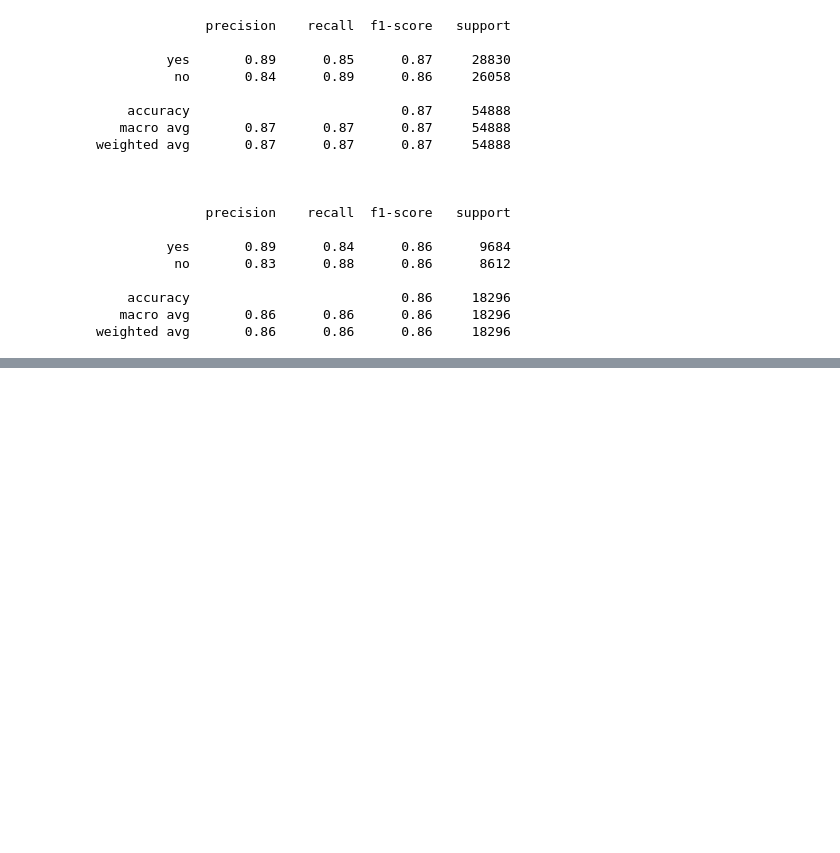
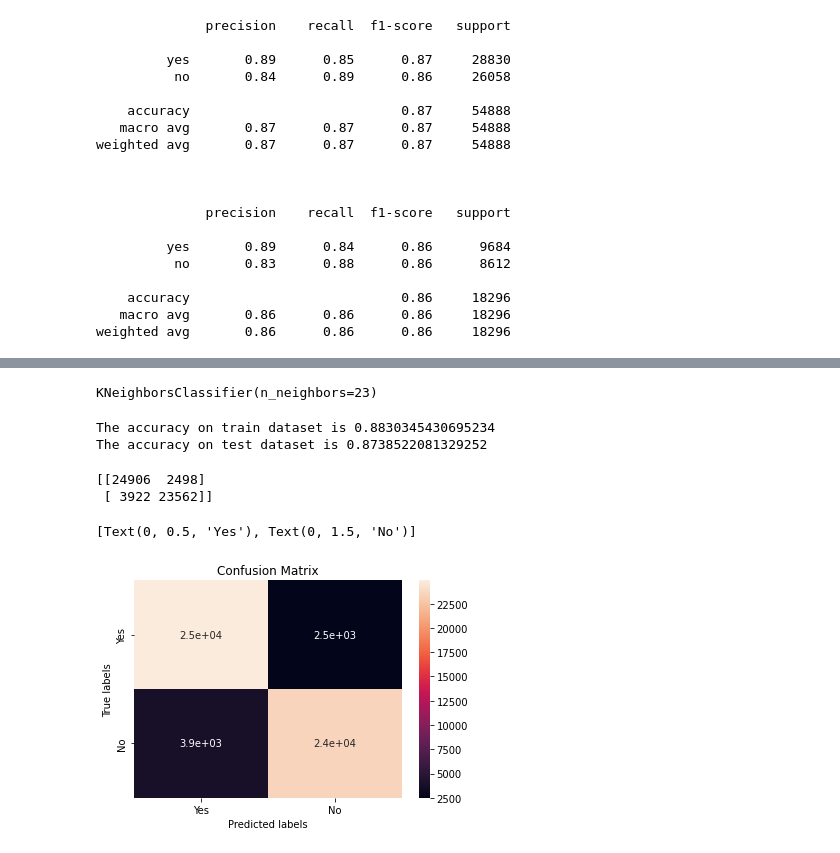
Before and after one commit to saqquib/Bank-Marketing-Effectiveness-Prediction, a Jupyter notebook: Bank_Marketing_Effectiveness_Prediction_Capstone_Project.ipynb, the cells around one changed output, grey strips where cells are left out. Saved outputs shown, nothing was run; the diff lists cells and outputs as text; code cells hidden in the pictures; blank space fills up the shorter version.

```diff
--- a/Bank_Marketing_Effectiveness_Prediction_Capstone_Project.ipynb
+++ b/Bank_Marketing_Effectiveness_Prediction_Capstone_Project.ipynb
@@ -1081,0 +1189,7 @@ weighted avg       0.86      0.86      0.86     18296
+# %%
+#Hyperprarameter tuning using GridSearchCV
+
+K_grid = KNeighborsClassifier()
+parameters = {'n_neighbors':np.arange(1,50,2)}
+K_grid = GridSearchCV(K_grid, parameters, scoring='roc_auc', cv=5,verbose=2)
+K_grid.fit(X_train,y_train)
@@ -1081,0 +1218,42 @@ weighted avg       0.86      0.86      0.86     18296
+# %%
+K_grid.best_estimator_
+# %% [output]
+KNeighborsClassifier(n_neighbors=23)
+# %%
+K_optimal_model = K_grid.best_estimator_
+# %%
+# Making predictions on train and test data
+
+train_class_preds = K_optimal_model.predict(X_train)
+test_class_preds = K_optimal_model.predict(X_test)
+# %%
+# Calculating accuracy on train and test
+K_train_accuracy = accuracy_score(y_train,train_class_preds)
+K_test_accuracy = accuracy_score(y_test,test_class_preds)
+
+print("The accuracy on train dataset is", K_train_accuracy)
+print("The accuracy on test dataset is", K_test_accuracy)
+# %% [output]
+The accuracy on train dataset is 0.8830345430695234
+The accuracy on test dataset is 0.8738522081329252
+# %%
+# Confusion matrix for train
+
+labels = ['Yes', 'No']
+cm = confusion_matrix(y_train, train_class_preds)
+print(cm)
+
+ax= plt.subplot()
+sns.heatmap(cm, annot=True, ax = ax)
+
+# labels, title and ticks
+ax.set_xlabel('Predicted labels')
+ax.set_ylabel('True labels')
+ax.set_title('Confusion Matrix')
+ax.xaxis.set_ticklabels(labels)
+ax.yaxis.set_ticklabels(labels)
+# %% [output]
+[[24906  2498]
+ [ 3922 23562]]
+[Text(0, 0.5, 'Yes'), Text(0, 1.5, 'No')]
+[figure, added]
```
Also changed, not shown: parts of 18 cells of this notebook.
